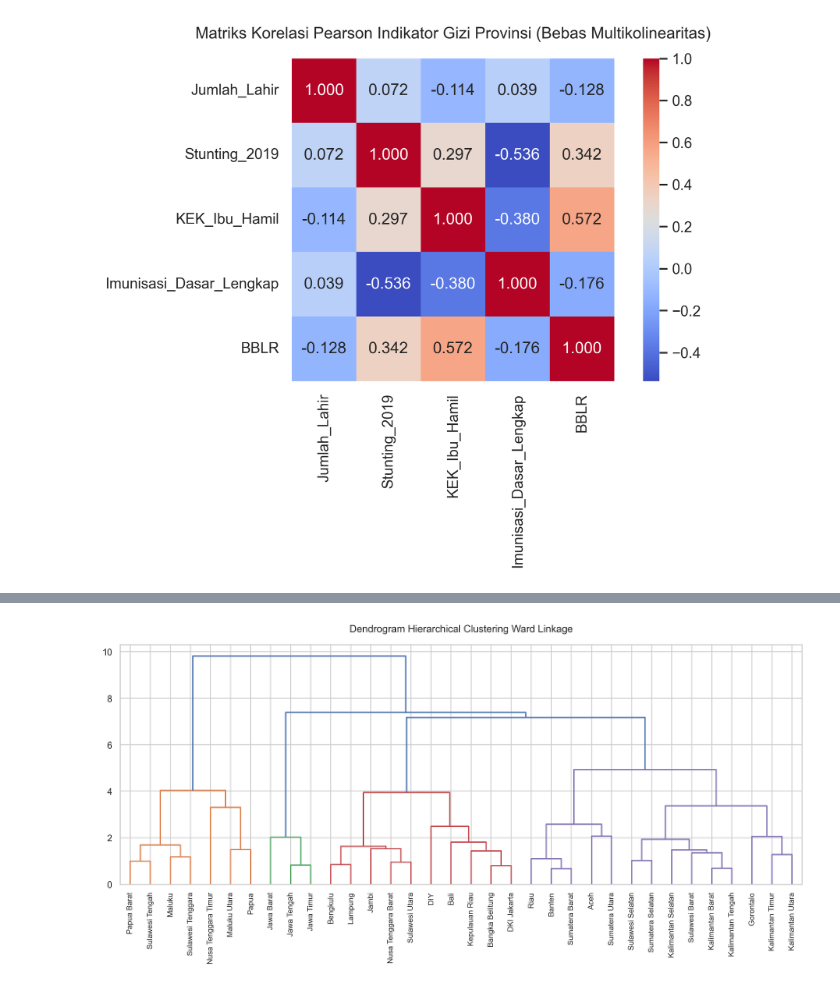
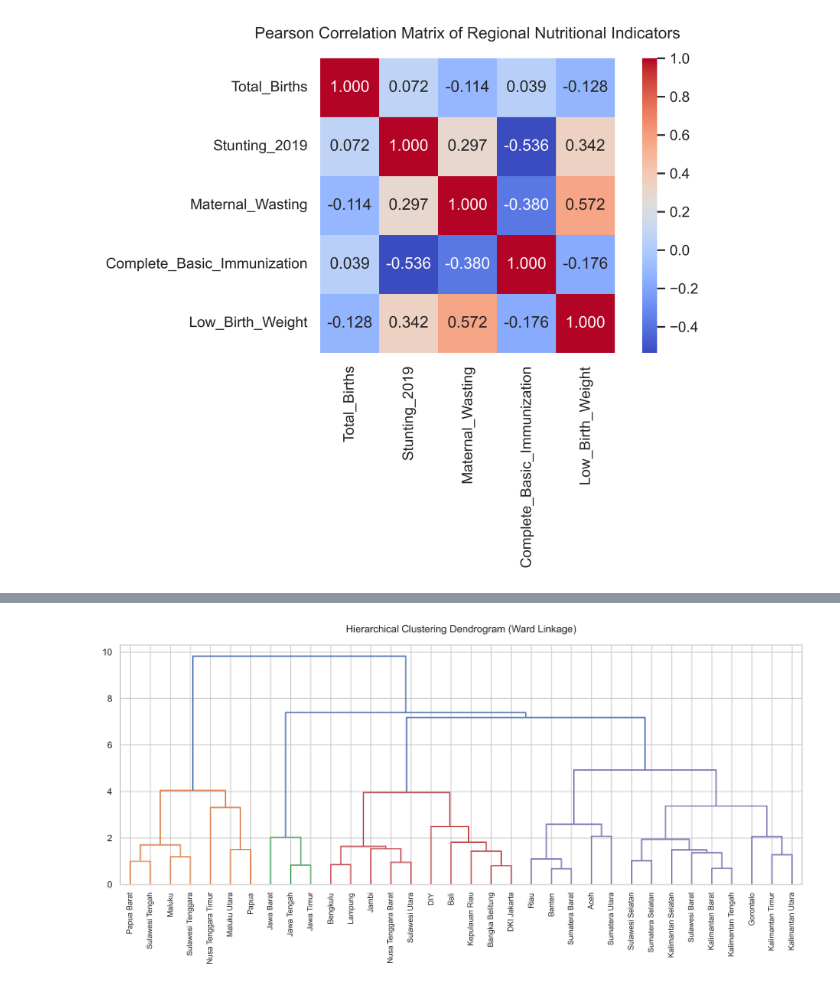
Before and after one commit to haerulyudaaditiya/Stunting-Detection-ML-Spatial-Analysis, a Jupyter notebook: Stunting_Clustering_Analysis.ipynb, the cells around one changed output, grey strips where cells are left out. Drawn from its saved outputs; the diff is of its cells as text; code cells hidden in the pictures.

Commit message:
chore: translate all notebooks, code comments, and plots to English

```diff
--- a/Stunting_Clustering_Analysis.ipynb
+++ b/Stunting_Clustering_Analysis.ipynb
@@ -3,5 +3,5 @@
 # %%
-# Mengimpor pustaka utama untuk manipulasi data, klasterisasi, imputasi data kosong, dan pemetaan geografis
+# Import core libraries for data manipulation, clustering, missing value imputation, and geographical mapping
 import pandas as pd
 import numpy as np
 import matplotlib as mpl
@@ -18,8 +18,10 @@ import json
 import warnings
 warnings.filterwarnings('ignore')
 
-# Mengatur resolusi grafik matplotlib secara global ke 300 DPI untuk standar publikasi
-mpl.rcParams['figure.dpi'] = 300
+# Set matplotlib graphic resolution globally to 500 DPI for publication standard
+mpl.rcParams['figure.dpi'] = 500
+mpl.rcParams['font.family'] = 'serif'
+mpl.rcParams['font.serif'] = ['Times New Roman'] + mpl.rcParams['font.serif']
 sns.set_theme(style='whitegrid')
-print("Seluruh pustaka berhasil diimpor dengan konfigurasi visualisasi 300 DPI!")
+print("All libraries successfully imported with 500 DPI visualization settings!")
 # %% [output]
@@ -102,22 +104,22 @@ def calculate_weighted_avg(group, value_col, weight_col):
     return np.average(values[valid], weights=weights[valid])
 
 prov_data = []
-grouped = df_clean.groupby('Provinsi')
+grouped = df_clean.groupby('Province')
 
 for prov_name, group in grouped:
-    total_births = group['Jumlah_Lahir'].sum(min_count=1)
-    stunting_19 = calculate_weighted_avg(group, 'Stunting_2019', 'Jumlah_Lahir')
-    kek = calculate_weighted_avg(group, 'KEK_Ibu_Hamil', 'Jumlah_Lahir')
-    idl = calculate_weighted_avg(group, 'Imunisasi_Dasar_Lengkap', 'Jumlah_Lahir')
-    bblr = calculate_weighted_avg(group, 'BBLR', 'Jumlah_Lahir')
+    total_births = group['Total_Births'].sum(min_count=1)
+    stunting_19 = calculate_weighted_avg(group, 'Stunting_2019', 'Total_Births')
+    kek = calculate_weighted_avg(group, 'Maternal_Wasting', 'Total_Births')
+    idl = calculate_weighted_avg(group, 'Complete_Basic_Immunization', 'Total_Births')
+    bblr = calculate_weighted_avg(group, 'Low_Birth_Weight', 'Total_Births')
 
     prov_data.append({
-        'Provinsi': prov_name,
-        'Jumlah_Lahir': total_births,
+        'Province': prov_name,
+        'Total_Births': total_births,
         'Stunting_2019': stunting_19,
-        'KEK_Ibu_Hamil': kek,
-        'Imunisasi_Dasar_Lengkap': idl,
-        'BBLR': bblr
+        'Maternal_Wasting': kek,
+        'Complete_Basic_Immunization': idl,
+        'Low_Birth_Weight': bblr
     })
 
 df_prov = pd.DataFrame(prov_data)
@@ -135,13 +137,13 @@ Menggantikan nilai kosong pada variabel regional dengan algoritma **KNN Imputer*
 # %%
-# Mengecek jumlah nilai kosong tingkat provinsi sebelum imputasi
-print("Nilai kosong sebelum KNN Imputation:")
+# Check the number of missing values at the provincial level before imputation
+print("Missing values before KNN Imputation:")
 print(df_prov.isnull().sum())
 
 # Menerapkan KNN Imputer
 imputer = KNNImputer(n_neighbors=5)
-numeric_cols = ['Jumlah_Lahir', 'Stunting_2019', 'KEK_Ibu_Hamil', 'Imunisasi_Dasar_Lengkap', 'BBLR']
+numeric_cols = ['Total_Births', 'Stunting_2019', 'Maternal_Wasting', 'Complete_Basic_Immunization', 'Low_Birth_Weight']
 df_prov[numeric_cols] = imputer.fit_transform(df_prov[numeric_cols])
 
-print("\nNilai kosong setelah KNN Imputation:")
+print("\nMissing values after KNN Imputation:")
 print(df_prov.isnull().sum())
 # %% [output]
@@ -170,9 +172,9 @@ Menampilkan hubungan korelasi indikator regional dan pola distribusinya.
 # %%
 plt.figure(figsize=(8, 6))
 sns.heatmap(df_prov[numeric_cols].corr(), annot=True, cmap='coolwarm', fmt='.3f', square=True)
-plt.title('Matriks Korelasi Pearson Indikator Gizi Provinsi (Bebas Multikolinearitas)', fontsize=12, pad=15)
+plt.title('Pearson Correlation Matrix of Regional Nutritional Indicators', fontsize=12, pad=15)
 plt.tight_layout()
-plt.savefig('results/clustering/korelasi_gizi_regional.png', dpi=300, bbox_inches='tight')
+plt.savefig('results/clustering/regional_nutrition_correlation.png', dpi=500, bbox_inches='tight')
 plt.show()
 # %% [output]
-[figure, old version]
+[figure, new version]
```
Also changed, not shown: parts of 46 cells of this notebook, 21 other files.
